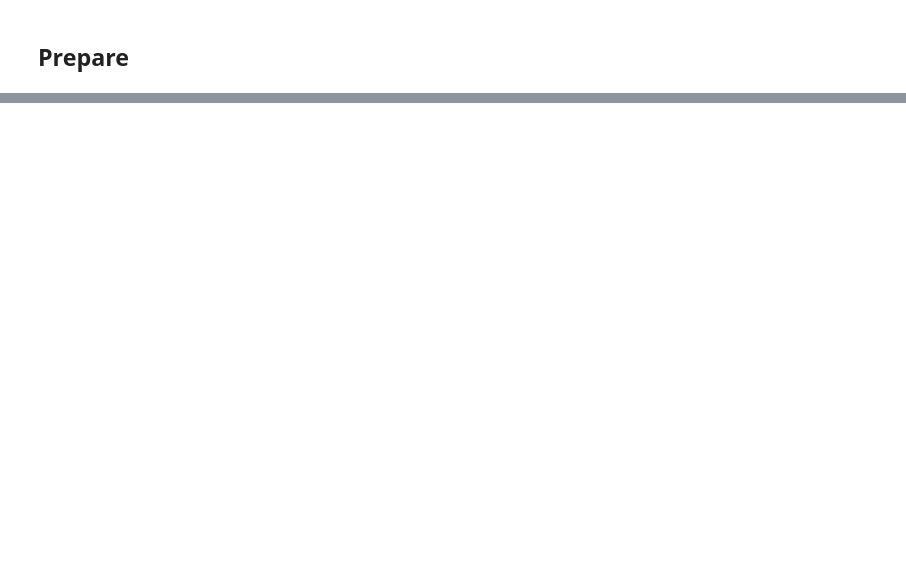
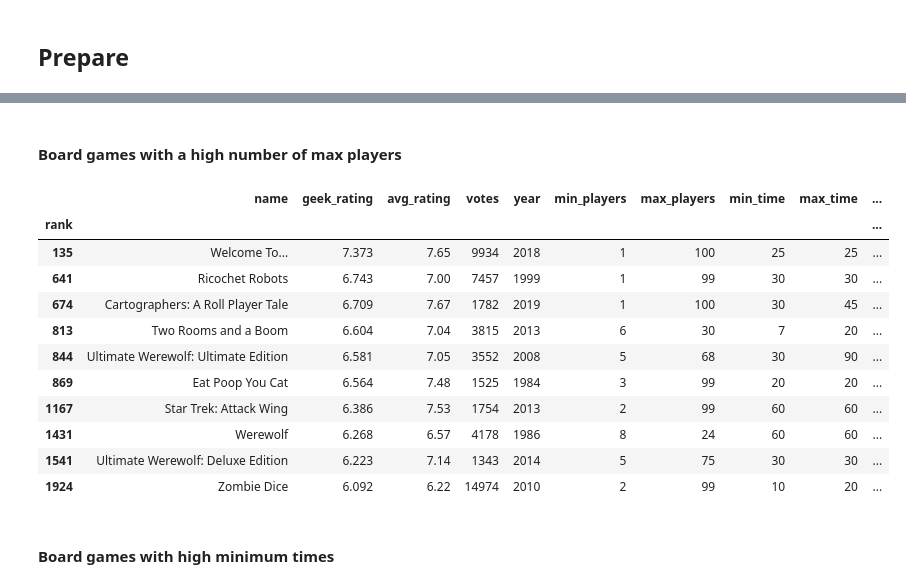
Before and after one commit to misty-garcia/board_games, a Jupyter notebook: top_games.ipynb, the cells around one changed output, grey strips where cells are left out. Cells and saved outputs as stored; diff of their text form; code cells hidden in the pictures; blank space fills up the shorter version.

```diff
--- a/top_games.ipynb
+++ b/top_games.ipynb
@@ -74,0 +81,9 @@ df [df.name_clean != df.name]
+# %%
+# replace War of the Ring "name" with "name_clean"
+df.name.iloc[100] = df.name_clean.iloc[100]
+
+# drop "name_clean" column
+df.drop('name_clean', axis=1, inplace=True)
+
+# this moves the "name" column to the beginning
+df.insert(0,'name',df.pop("name"))
@@ -74,0 +121,2 @@ df [df.name_clean != df.name]
+# %%
+df.drop(index=1601, inplace=True)
@@ -74,0 +172,2 @@ df [df.name_clean != df.name]
+# %%
+df.description = df.description.apply(prepare.basic_clean).apply(prepare.remove_stopwords).apply(prepare.lemmatize)
@@ -74,0 +299,19 @@ df [df.name_clean != df.name]
+# %% [markdown]
+#### Board games with a high number of max players
+# %%
+df [df.max_players > 20]
+# %% [output]
+|  | name | geek_rating | avg_rating | votes | year | min_players | max_players | min_time | max_time | ... |
+| rank |  |  |  |  |  |  |  |  |  | ... |
+| 135 | Welcome To... | 7.373 | 7.65 | 9934 | 2018 | 1 | 100 | 25 | 25 | ... |
+| 641 | Ricochet Robots | 6.743 | 7.00 | 7457 | 1999 | 1 | 99 | 30 | 30 | ... |
+| 674 | Cartographers: A Roll Player Tale | 6.709 | 7.67 | 1782 | 2019 | 1 | 100 | 30 | 45 | ... |
+| 813 | Two Rooms and a Boom | 6.604 | 7.04 | 3815 | 2013 | 6 | 30 | 7 | 20 | ... |
+| 844 | Ultimate Werewolf: Ultimate Edition | 6.581 | 7.05 | 3552 | 2008 | 5 | 68 | 30 | 90 | ... |
+| 869 | Eat Poop You Cat | 6.564 | 7.48 | 1525 | 1984 | 3 | 99 | 20 | 20 | ... |
+| 1167 | Star Trek: Attack Wing | 6.386 | 7.53 | 1754 | 2013 | 2 | 99 | 60 | 60 | ... |
+| 1431 | Werewolf | 6.268 | 6.57 | 4178 | 1986 | 8 | 24 | 60 | 60 | ... |
+| 1541 | Ultimate Werewolf: Deluxe Edition | 6.223 | 7.14 | 1343 | 2014 | 5 | 75 | 30 | 30 | ... |
+| 1924 | Zombie Dice | 6.092 | 6.22 | 14974 | 2010 | 2 | 99 | 10 | 20 | ... |
+# %% [markdown]
+#### Board games with high minimum times
```
Also changed, not shown: parts of 41 cells of this notebook.
